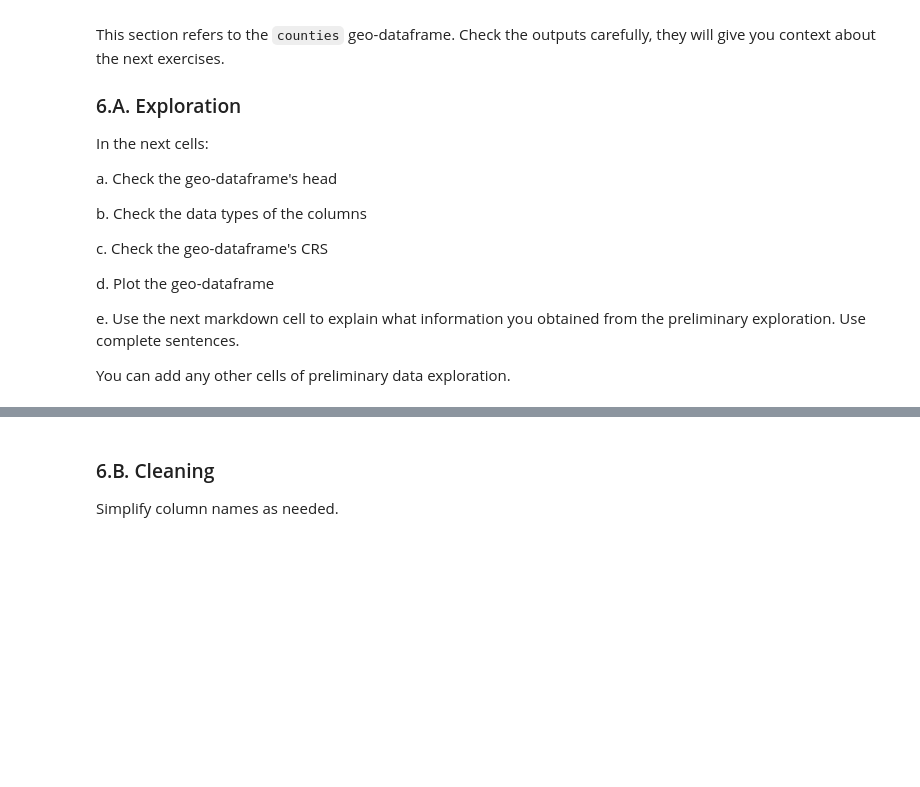
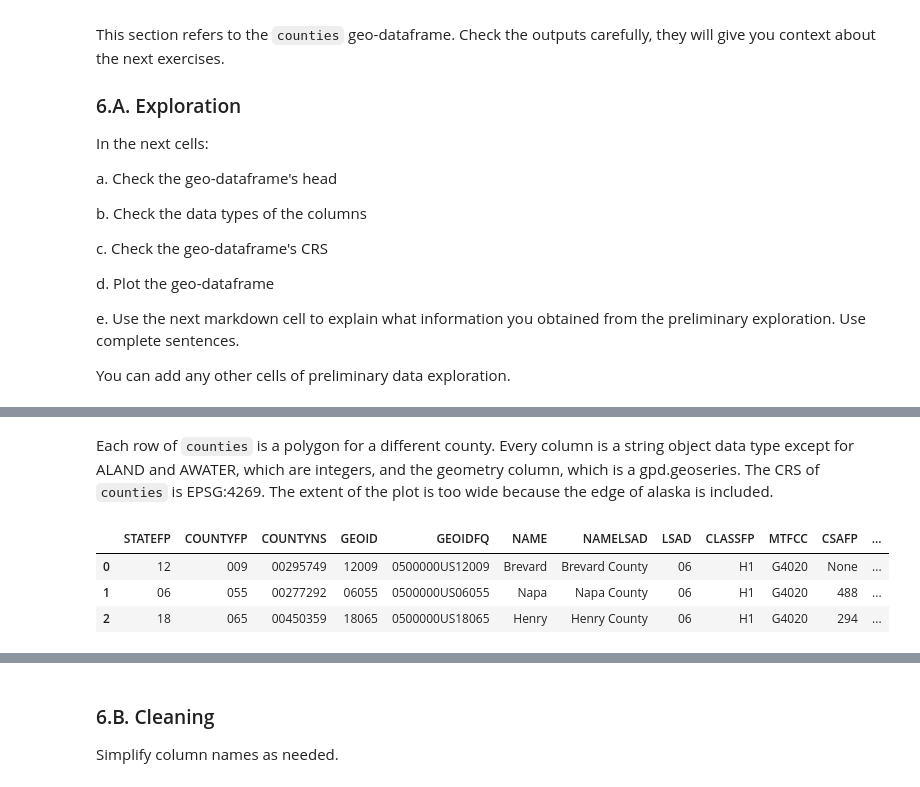
Before and after one commit to emaliap/eds220-hwk3, a Jupyter notebook: hwk3-task2-spills.ipynb, the cells around one changed output, grey strips where cells are left out. Saved outputs shown, nothing was run; the diff lists cells and outputs as text; code cells hidden in the pictures; blank space fills up the shorter version.

```diff
--- a/hwk3-task2-spills.ipynb
+++ b/hwk3-task2-spills.ipynb
@@ -405,0 +414,10 @@ _Type your answer here, replacing this text._
+# %% [markdown]
+Each row of `counties` is a polygon for a different county. Every column is a string object data type except for ALAND and AWATER, which are integers, and the geometry column, which is a gpd.geoseries. The CRS of `counties` is EPSG:4269. The extent of the plot is too wide because the edge of alaska is included.
+# %%
+# Check geo-dataframe's head
+counties.head(3)
+# %% [output]
+|  | STATEFP | COUNTYFP | COUNTYNS | GEOID | GEOIDFQ | NAME | NAMELSAD | LSAD | CLASSFP | MTFCC | CSAFP | ... |
+| 0 | 12 | 009 | 00295749 | 12009 | 0500000US12009 | Brevard | Brevard County | 06 | H1 | G4020 | None | ... |
+| 1 | 06 | 055 | 00277292 | 06055 | 0500000US06055 | Napa | Napa County | 06 | H1 | G4020 | 488 | ... |
+| 2 | 18 | 065 | 00450359 | 18065 | 0500000US18065 | Henry | Henry County | 06 | H1 | G4020 | 294 | ... |
```
Also changed, not shown: parts of 16 cells of this notebook.
